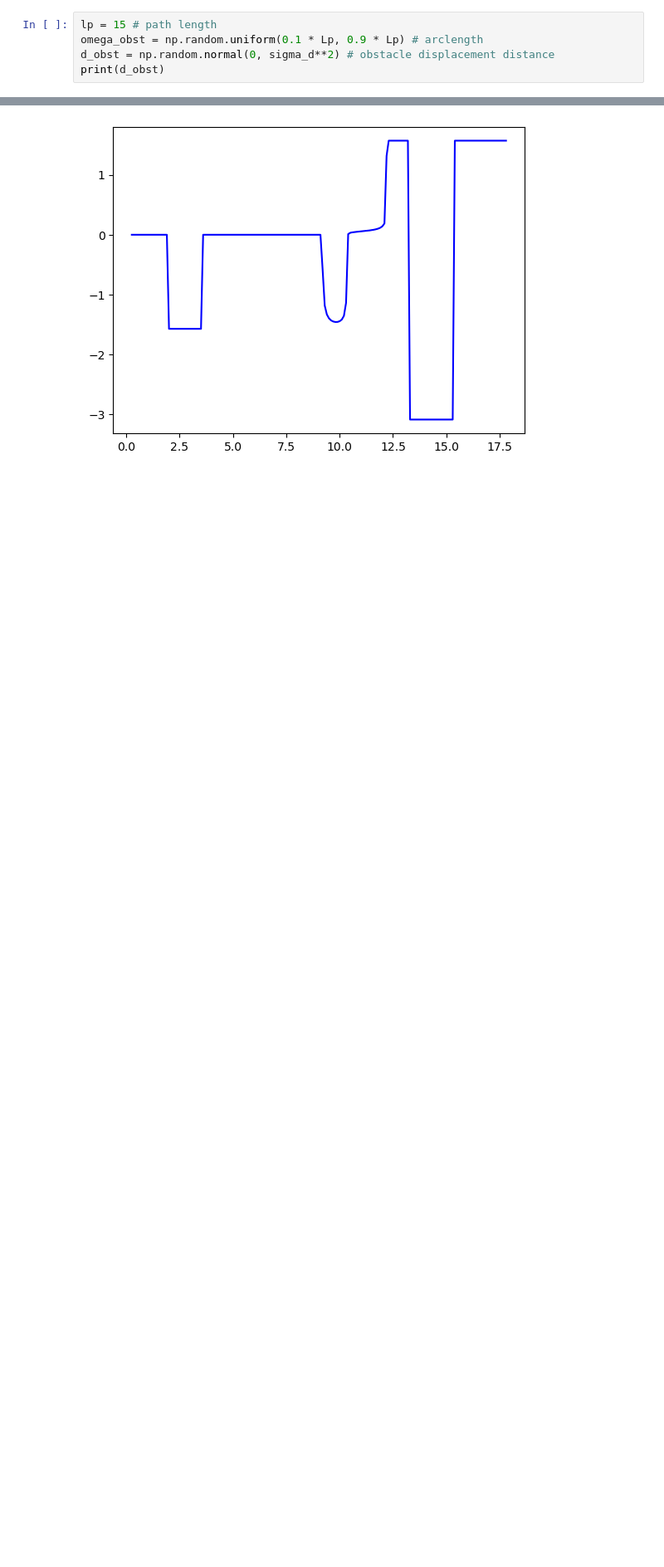
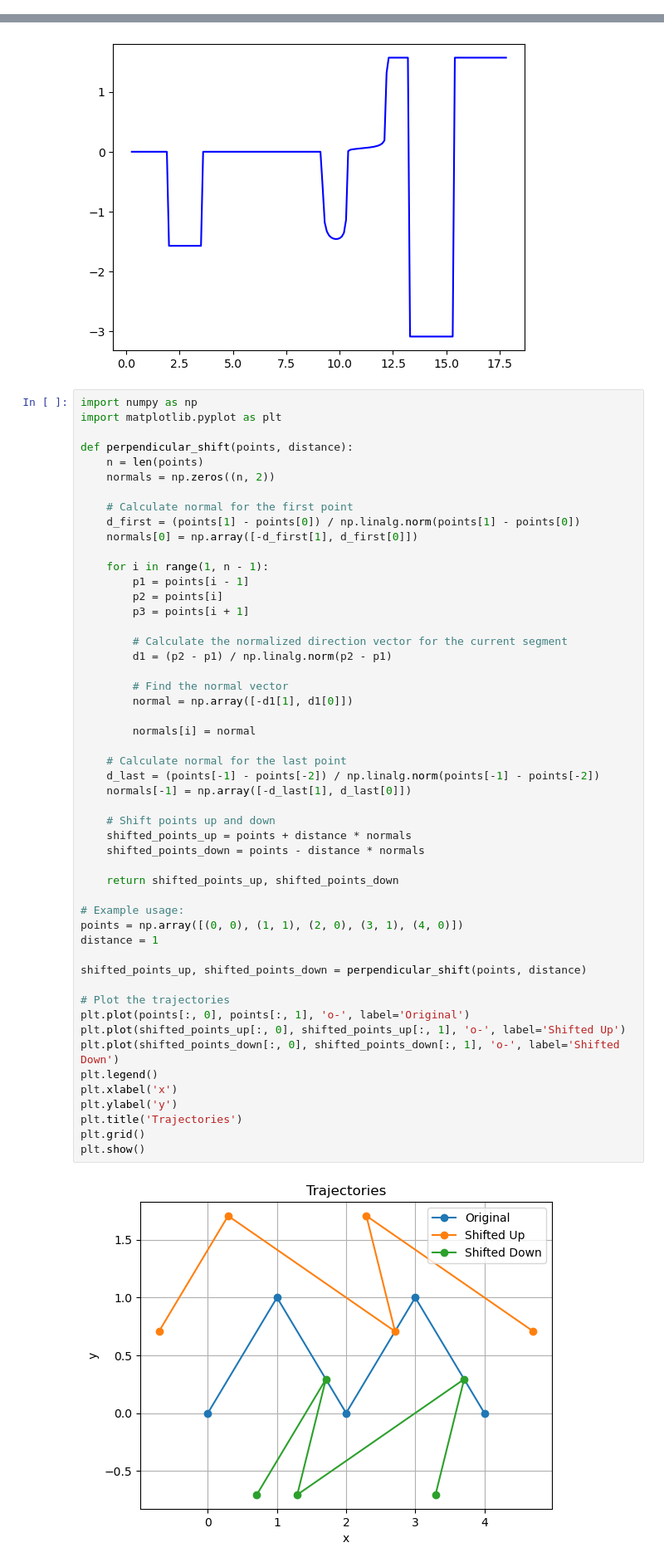
Before and after one commit to SpartanTan/RL-everything, a Jupyter notebook: torh_tutorial/rand_payh_gen.ipynb, the cells around one changed output, grey strips where cells are left out. Shown at 83% size. Drawn from its saved outputs; the diff is of its cells as text; blank space fills up the shorter version.

```diff
--- a/torh_tutorial/rand_payh_gen.ipynb
+++ b/torh_tutorial/rand_payh_gen.ipynb
@@ -85,5 +0,0 @@ for p_obst, r_obst in obstacles:
-# %%
-lp = 15 # path length
-omega_obst = np.random.uniform(0.1 * Lp, 0.9 * Lp) # arclength
-d_obst = np.random.normal(0, sigma_d**2) # obstacle displacement distance
-print(d_obst)
@@ -262,3 +171,56 @@ plt.plot(even_arclength, yaw_angles, 'b-', label="Yaw angle")
 [<matplotlib.lines.Line2D at 0x...>]
 [figure]
 [figure]
+# %%
+import numpy as np
+import matplotlib.pyplot as plt
+
+def perpendicular_shift(points, distance):
+    n = len(points)
+    normals = np.zeros((n, 2))
+
+    # Calculate normal for the first point
+    d_first = (points[1] - points[0]) / np.linalg.norm(points[1] - points[0])
+    normals[0] = np.array([-d_first[1], d_first[0]])
+
+    for i in range(1, n - 1):
+        p1 = points[i - 1]
+        p2 = points[i]
+        p3 = points[i + 1]
+
+        # Calculate the normalized direction vector for the current segment
+        d1 = (p2 - p1) / np.linalg.norm(p2 - p1)
+
+        # Find the normal vector
+        normal = np.array([-d1[1], d1[0]])
+
+        normals[i] = normal
+
+    # Calculate normal for the last point
+    d_last = (points[-1] - points[-2]) / np.linalg.norm(points[-1] - points[-2])
+    normals[-1] = np.array([-d_last[1], d_last[0]])
+
+    # Shift points up and down
+    shifted_points_up = points + distance * normals
+    shifted_points_down = points - distance * normals
+
+    return shifted_points_up, shifted_points_down
+
+# Example usage:
+points = np.array([(0, 0), (1, 1), (2, 0), (3, 1), (4, 0)])
+distance = 1
+
+shifted_points_up, shifted_points_down = perpendicular_shift(points, distance)
+
+# Plot the trajectories
+plt.plot(points[:, 0], points[:, 1], 'o-', label='Original')
+plt.plot(shifted_points_up[:, 0], shifted_points_up[:, 1], 'o-', label='Shifted Up')
+plt.plot(shifted_points_down[:, 0], shifted_points_down[:, 1], 'o-', label='Shifted Down')
+plt.legend()
+plt.xlabel('x')
+plt.ylabel('y')
+plt.title('Trajectories')
+plt.grid()
+plt.show()
+# %% [output]
+[figure, added]
```
Also changed, not shown: parts of 9 cells of this notebook, 1 other file.
